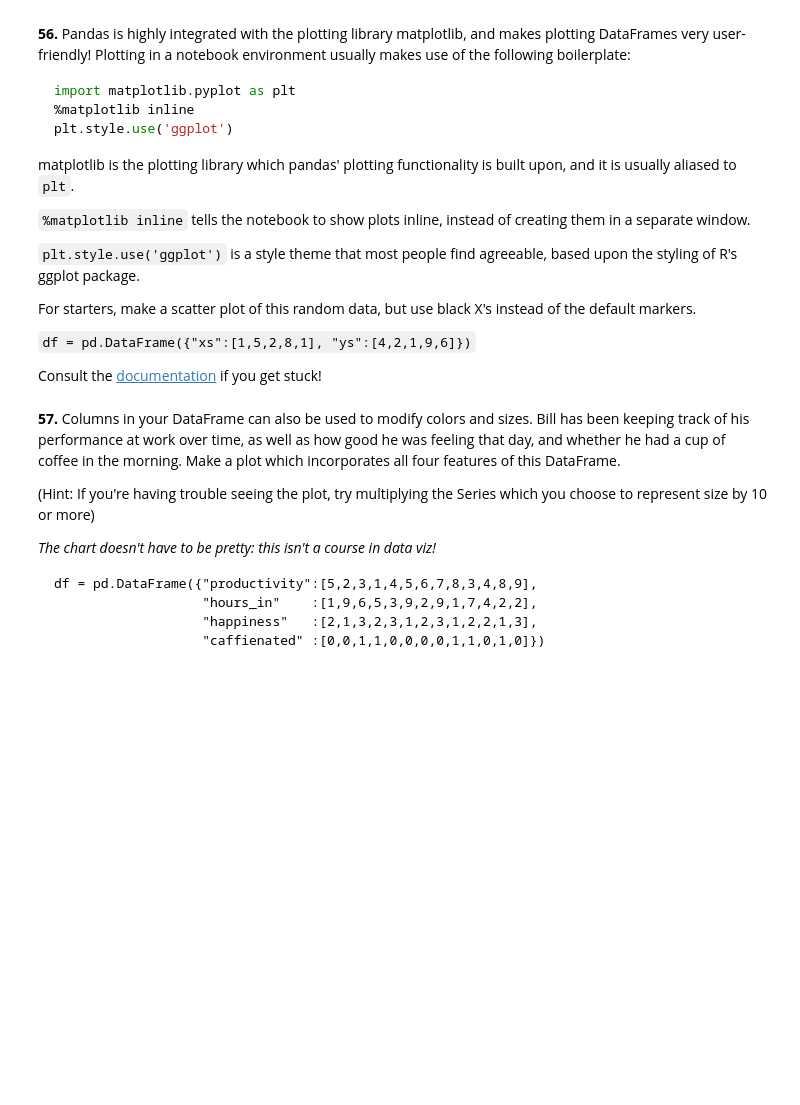
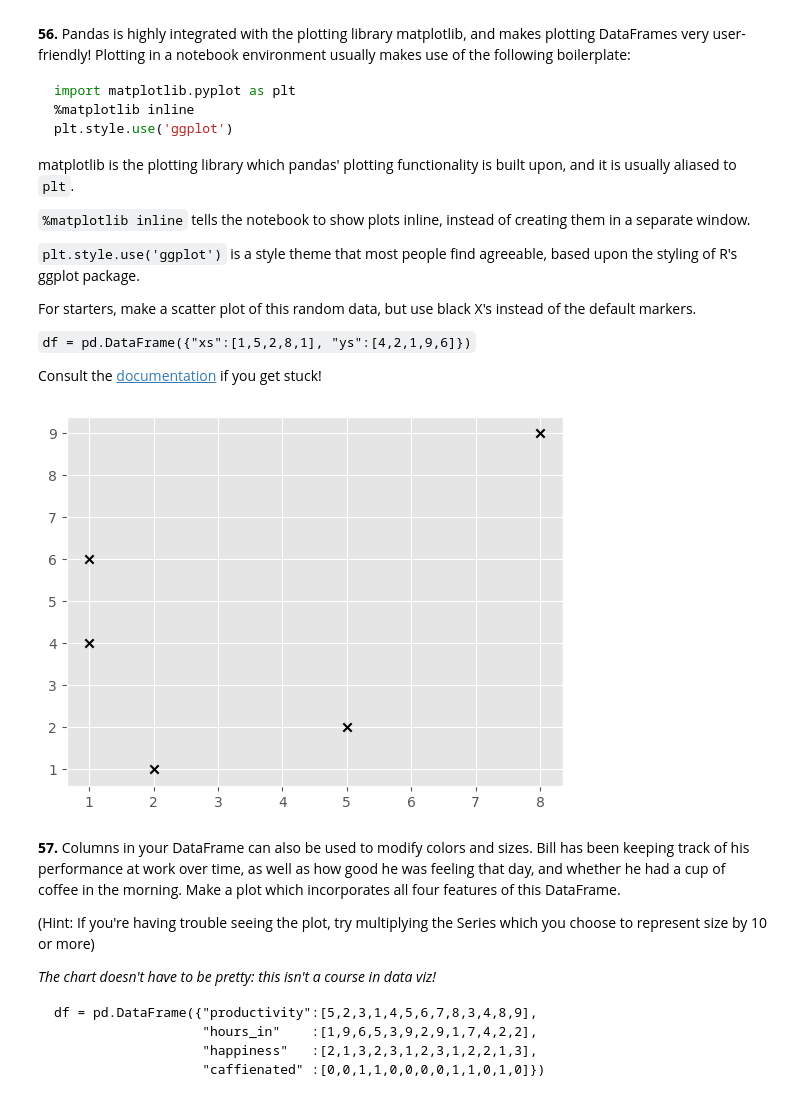
Before and after one commit to julam9/100-Pandas-Puzzles-with-Answers, a Jupyter notebook: 100-pandas-puzzles.ipynb, the cells around one changed output. Cells and saved outputs as stored; diff of their text form; code cells hidden in the pictures; blank space fills up the shorter version.

````diff
--- a/100-pandas-puzzles.ipynb
+++ b/100-pandas-puzzles.ipynb
@@ -1046,6 +1046,15 @@ For starters, make a scatter plot of this random data, but use black X's instead
 ```df = pd.DataFrame({"xs":[1,5,2,8,1], "ys":[4,2,1,9,6]})```
 
 Consult the [documentation](https://pandas.pydata.org/pandas-docs/stable/generated/pandas.DataFrame.plot.html) if you get stuck!
+# %%
+import matplotlib.pyplot as plt
+%matplotlib inline
+plt.style.use('ggplot')
+
+df56 = pd.DataFrame({"xs":[1,5,2,8,1], "ys":[4,2,1,9,6]})
+plt.scatter(x=df56["xs"], y=df56["ys"], marker="x", c="black");
+# %% [output]
+[figure, added]
 # %% [markdown]
 **57.** Columns in your DataFrame can also be used to modify colors and sizes.  Bill has been keeping track of his performance at work over time, as well as how good he was feeling that day, and whether he had a cup of coffee in the morning.  Make a plot which incorporates all four features of this DataFrame.
 
````
